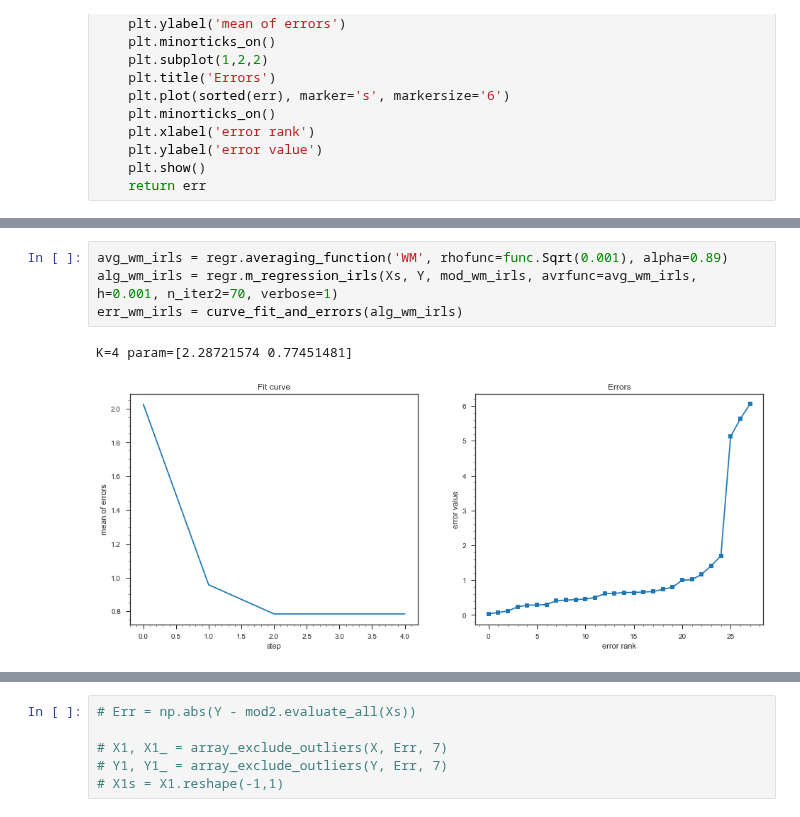
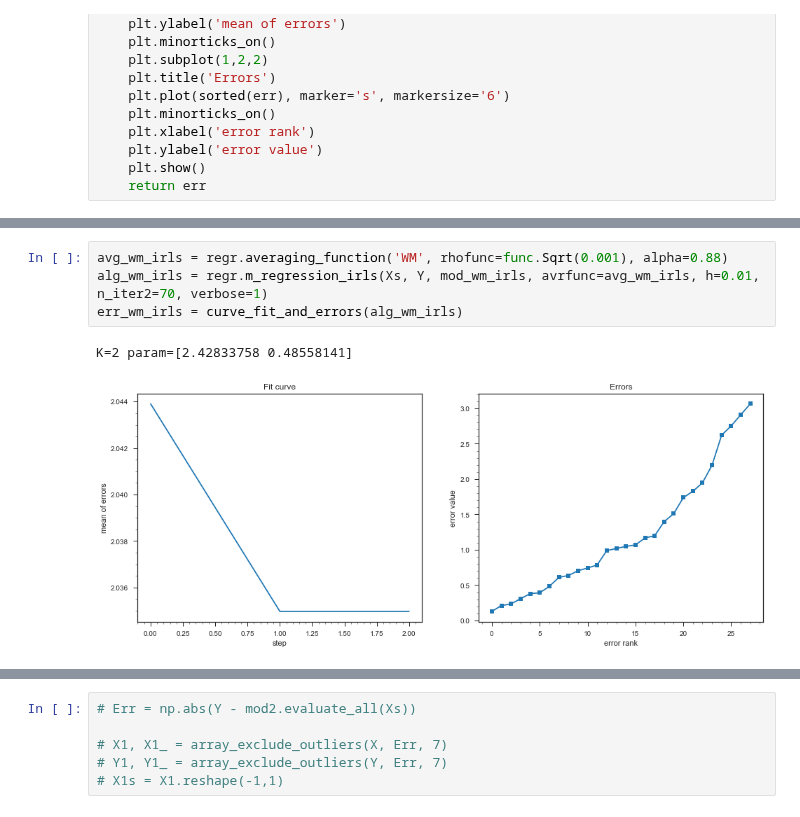
Before and after one commit to intellimath/mlgrad, a Jupyter notebook: examples/test_robust_regression_animals.ipynb, the cells around one changed output, grey strips where cells are left out. Drawn from its saved outputs; the diff is of its cells as text.

```diff
--- a/examples/test_robust_regression_animals.ipynb
+++ b/examples/test_robust_regression_animals.ipynb
@@ -136,10 +136,10 @@ mod_wm_irls.init()
 # %%
-avg_wm_irls = regr.averaging_function('WM', rhofunc=func.Sqrt(0.001), alpha=0.89)
-alg_wm_irls = regr.m_regression_irls(Xs, Y, mod_wm_irls, avrfunc=avg_wm_irls, h=0.001, n_iter2=70, verbose=1)
+avg_wm_irls = regr.averaging_function('WM', rhofunc=func.Sqrt(0.001), alpha=0.88)
+alg_wm_irls = regr.m_regression_irls(Xs, Y, mod_wm_irls, avrfunc=avg_wm_irls, h=0.01, n_iter2=70, verbose=1)
 err_wm_irls = curve_fit_and_errors(alg_wm_irls)
 # %% [output]
-K=4 param=[2.28721574 0.77451481]
+K=2 param=[2.42833758 0.48558141]
-[figure, old version]
+[figure, new version]
 # %%
 mod_swm_irls = model.LinearModel(1)
 mod_swm_irls.init()
```
Also changed, not shown: parts of 10 cells of this notebook, 6 other files.
